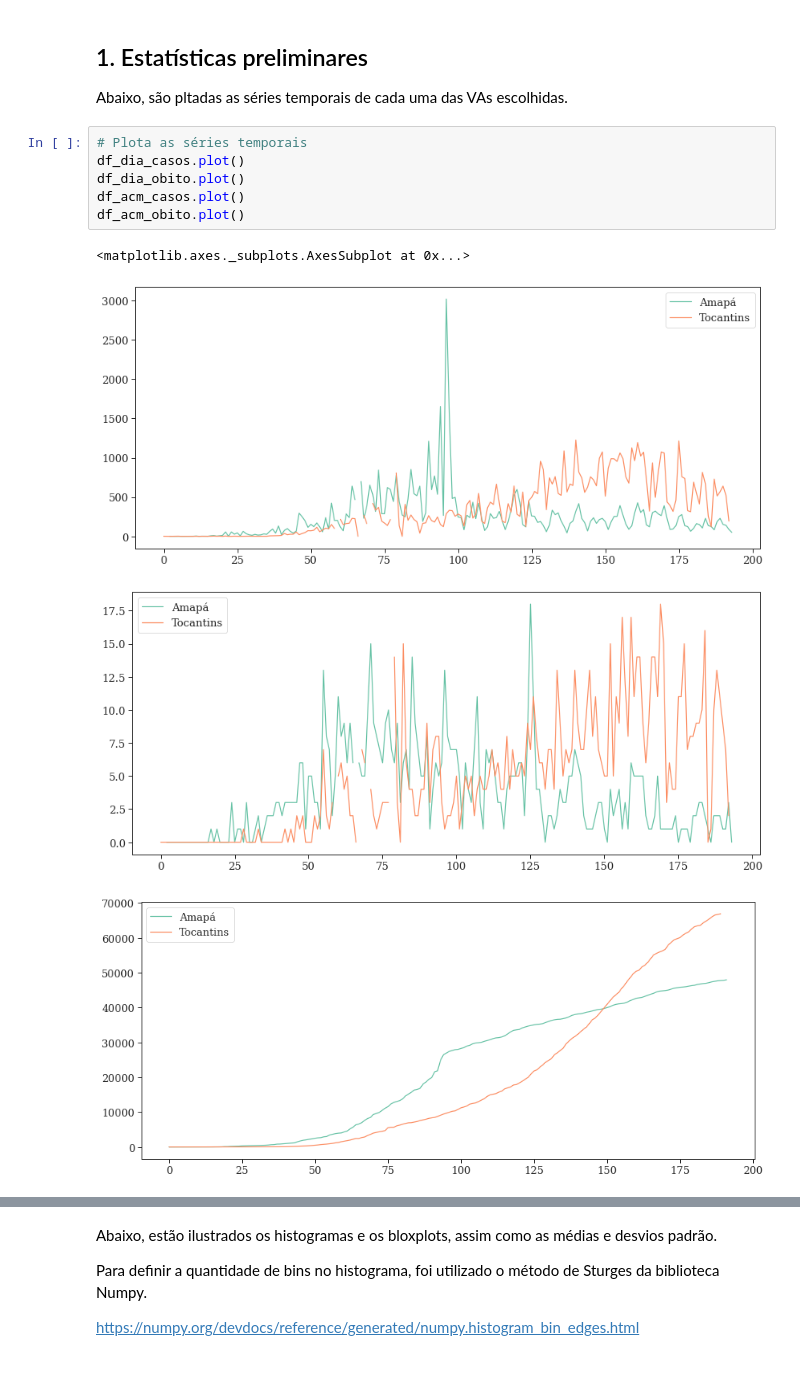
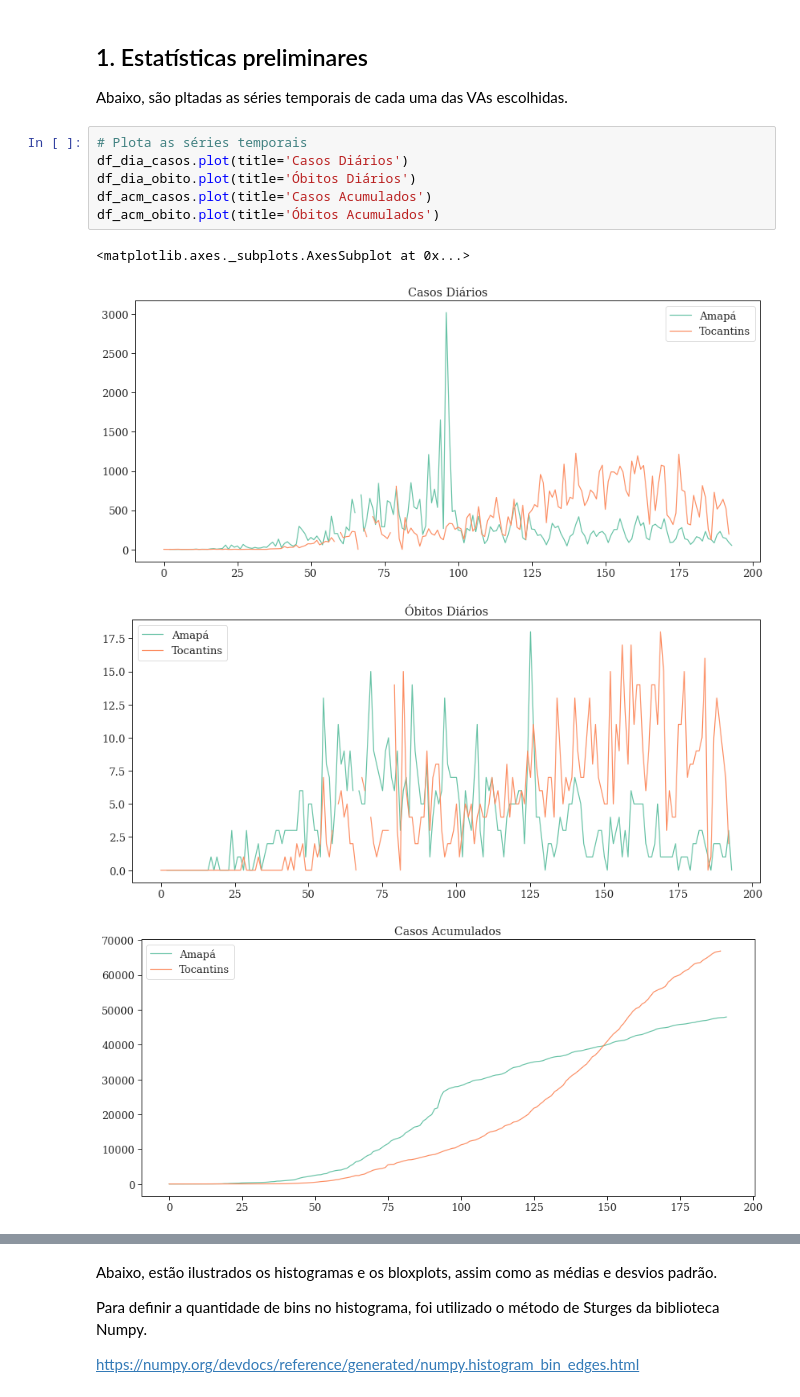
Before and after one commit to asalunai/probesp-trabfinal, a Jupyter notebook: lista_4.ipynb, the cells around one changed output, grey strips where cells are left out. Cells and saved outputs as stored; diff of their text form; blank space fills up the shorter version.

```diff
--- a/lista_4.ipynb
+++ b/lista_4.ipynb
@@ -76,12 +76,12 @@ df_acm_obito = pd.read_csv(acm_obito, sep=';')
 Abaixo, são pltadas as séries temporais de cada uma das VAs escolhidas.
 # %%
 # Plota as séries temporais
-df_dia_casos.plot()
-df_dia_obito.plot()
-df_acm_casos.plot()
-df_acm_obito.plot()
+df_dia_casos.plot(title='Casos Diários')
+df_dia_obito.plot(title='Óbitos Diários')
+df_acm_casos.plot(title='Casos Acumulados')
+df_acm_obito.plot(title='Óbitos Acumulados')
 # %% [output]
 <matplotlib.axes._subplots.AxesSubplot at 0x...>
-[figure, old version]
+[figure, new version]
-[figure, old version]
+[figure, new version]
-[figure, old version]
+[figure, new version]
```
Also changed, not shown: parts of 4 cells of this notebook.
